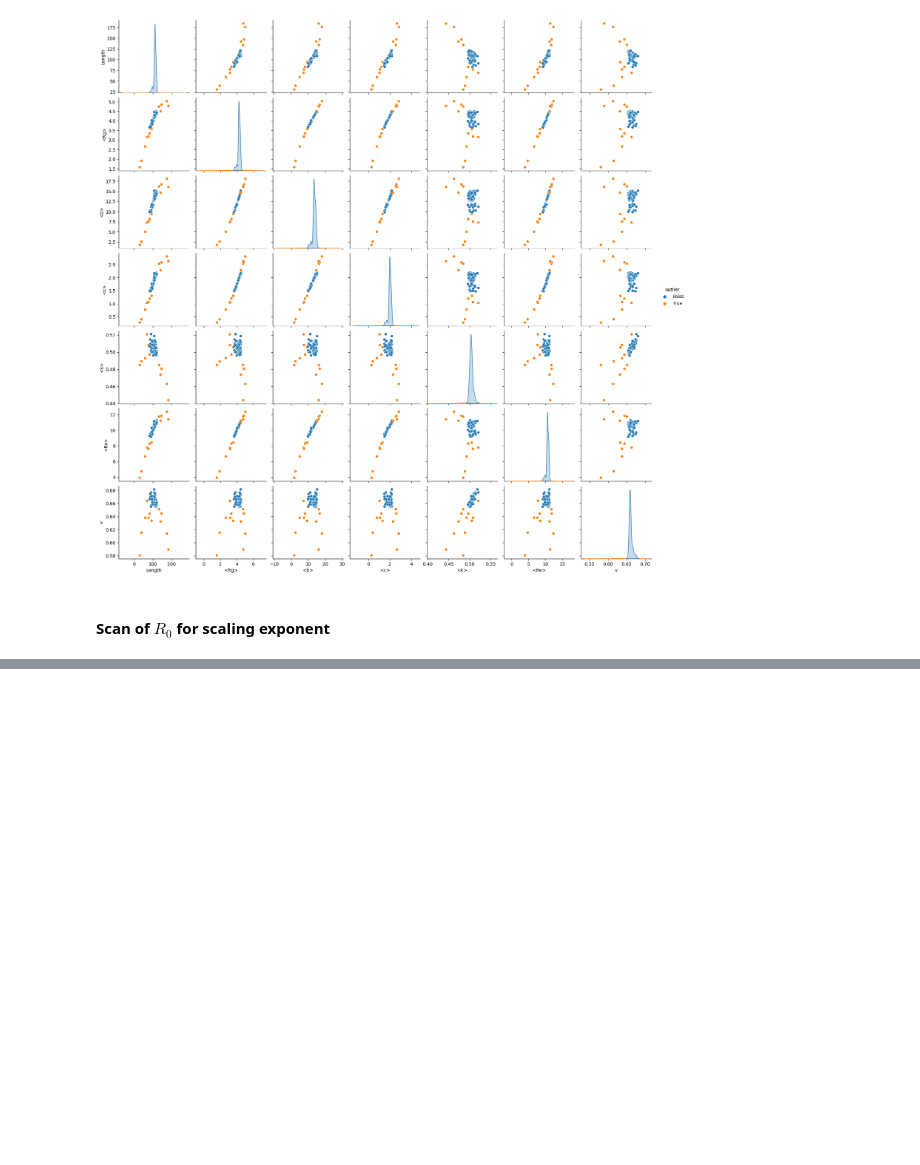
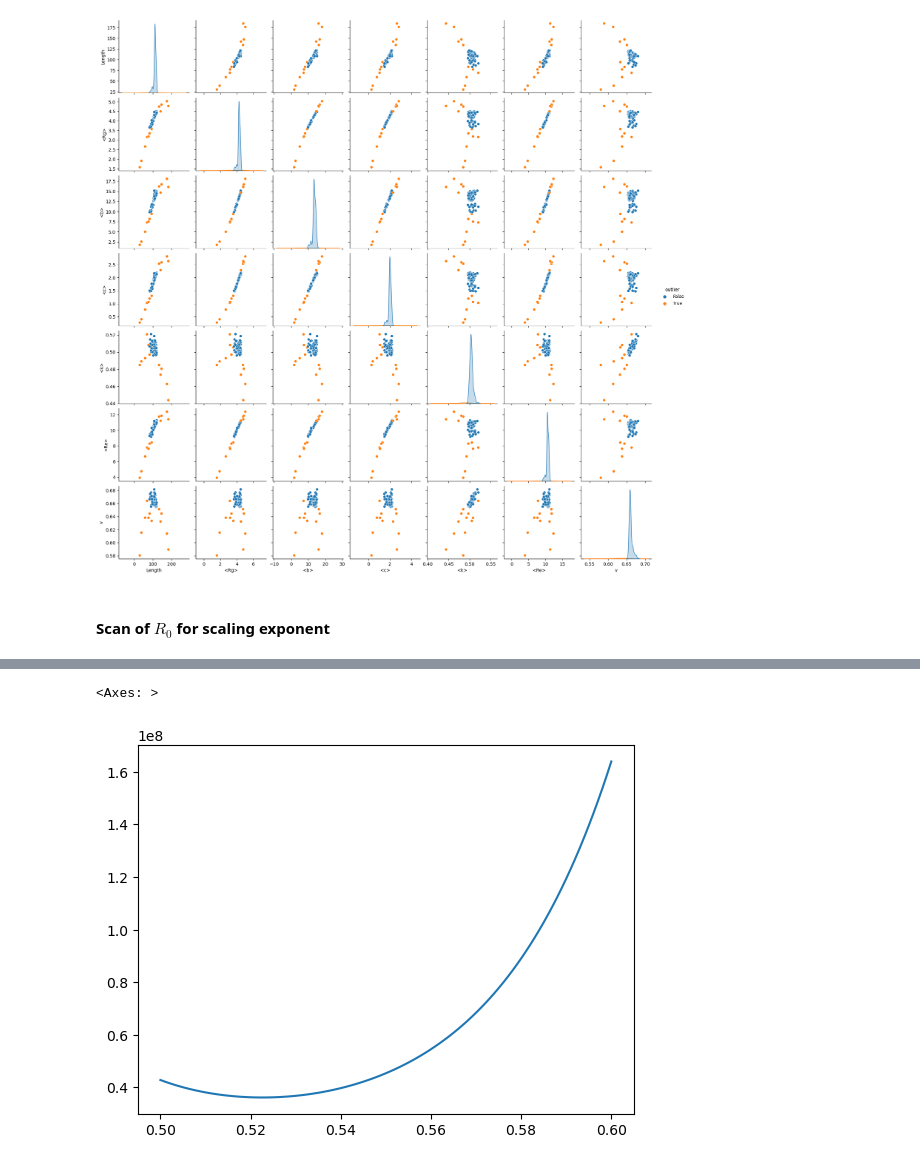
Before and after one commit to frederikespersen/OrthoIDP, a Jupyter notebook: exp/ortho_h1-0/ortho_h1-0.ipynb, the cells around one changed output, grey strips where cells are left out. Drawn from its saved outputs; the diff is of its cells as text; code cells hidden in the pictures; blank space fills up the shorter version.

```diff
--- a/exp/ortho_h1-0/ortho_h1-0.ipynb
+++ b/exp/ortho_h1-0/ortho_h1-0.ipynb
@@ -630,0 +629,6 @@ from scipy.optimize import curve_fit
+# %%
+# Plotting total Chi^2
+scan.product().plot()
+# %% [output]
+<Axes: >
+[figure, added]
```
Also changed, not shown: parts of 13 cells of this notebook, 1 other file.
